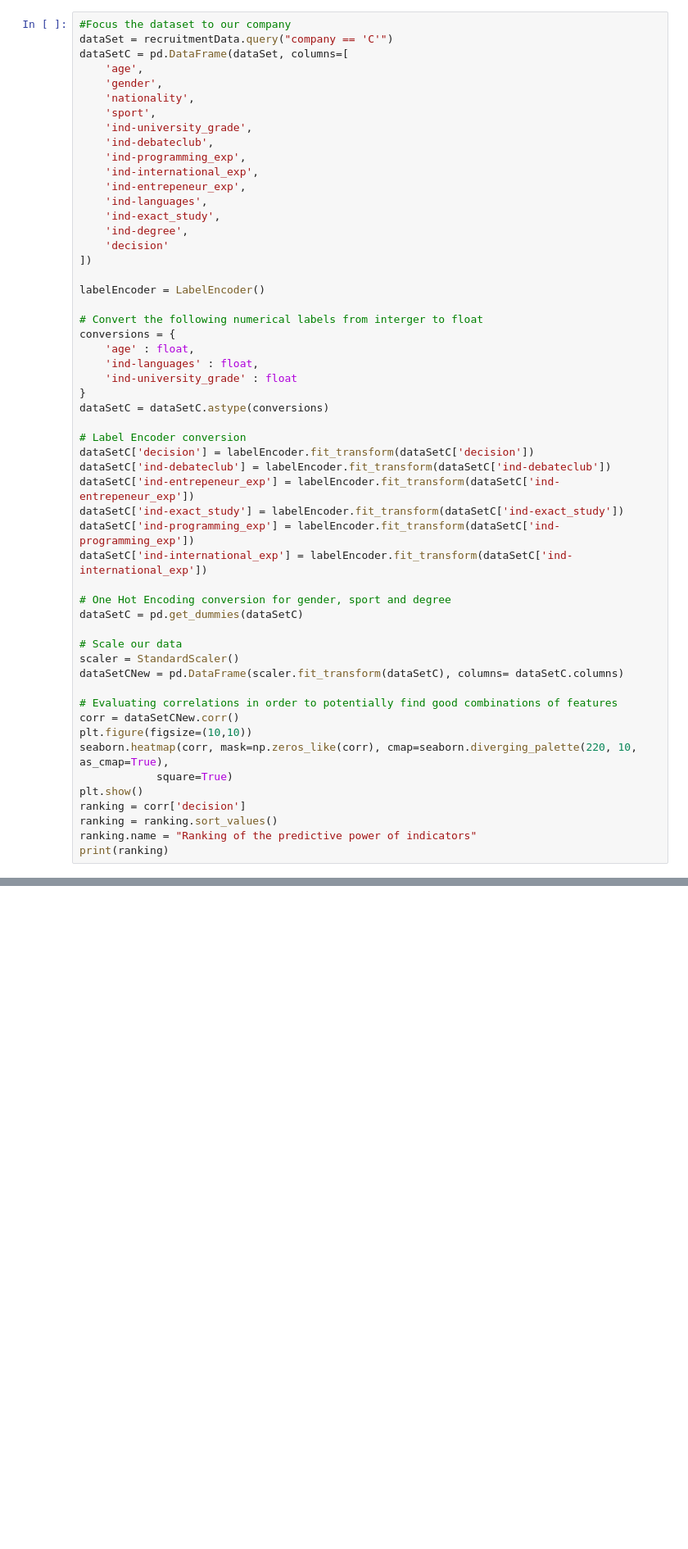
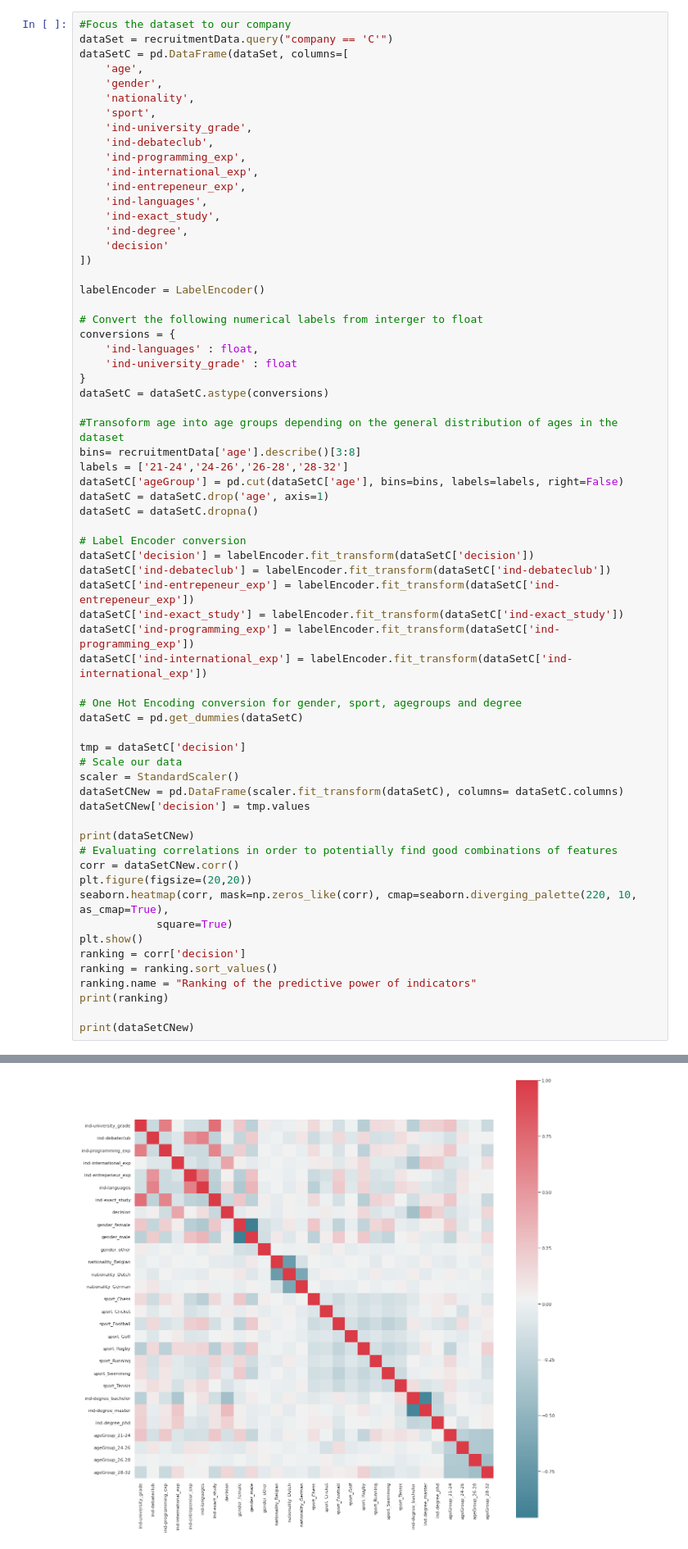
Before and after one commit to andrei-calin-dragomir/AdvisoryReportIDS, a Jupyter notebook: AdvisoryReport.ipynb, the cells around one changed output, grey strips where cells are left out. Shown at 82% size. Cells and saved outputs as stored; diff of their text form; blank space fills up the shorter version.

```diff
--- a/AdvisoryReport.ipynb
+++ b/AdvisoryReport.ipynb
@@ -345,11 +373,17 @@ labelEncoder = LabelEncoder()
 
 # Convert the following numerical labels from interger to float
 conversions = {
-    'age' : float,
     'ind-languages' : float,
     'ind-university_grade' : float
 }
 dataSetC = dataSetC.astype(conversions)
+
+#Transoform age into age groups depending on the general distribution of ages in the dataset
+bins= recruitmentData['age'].describe()[3:8]
+labels = ['21-24','24-26','26-28','28-32']
+dataSetC['ageGroup'] = pd.cut(dataSetC['age'], bins=bins, labels=labels, right=False)
+dataSetC = dataSetC.drop('age', axis=1)
+dataSetC = dataSetC.dropna()
 
 # Label Encoder conversion
 dataSetC['decision'] = labelEncoder.fit_transform(dataSetC['decision'])
@@ -359,16 +393,19 @@ dataSetC['ind-exact_study'] = labelEncoder.fit_transform(dataSetC['ind-exact_stu
 dataSetC['ind-programming_exp'] = labelEncoder.fit_transform(dataSetC['ind-programming_exp'])
 dataSetC['ind-international_exp'] = labelEncoder.fit_transform(dataSetC['ind-international_exp'])
 
-# One Hot Encoding conversion for gender, sport and degree
+# One Hot Encoding conversion for gender, sport, agegroups and degree
 dataSetC = pd.get_dummies(dataSetC)
 
+tmp = dataSetC['decision']
 # Scale our data
 scaler = StandardScaler()
 dataSetCNew = pd.DataFrame(scaler.fit_transform(dataSetC), columns= dataSetC.columns)
+dataSetCNew['decision'] = tmp.values
 
+print(dataSetCNew)
 # Evaluating correlations in order to potentially find good combinations of features
 corr = dataSetCNew.corr()
-plt.figure(figsize=(10,10))
+plt.figure(figsize=(20,20))
 seaborn.heatmap(corr, mask=np.zeros_like(corr), cmap=seaborn.diverging_palette(220, 10, as_cmap=True),
             square=True)
 plt.show()
@@ -376,3 +413,6 @@ ranking = corr['decision']
 ranking = ranking.sort_values()
 ranking.name = "Ranking of the predictive power of indicators"
 print(ranking)
+
+print(dataSetCNew)
+# %% [output]
@@ -378,0 +436 @@ print(ranking)
+[figure, added]
```
Also changed, not shown: parts of 23 cells of this notebook, 2 other files.
